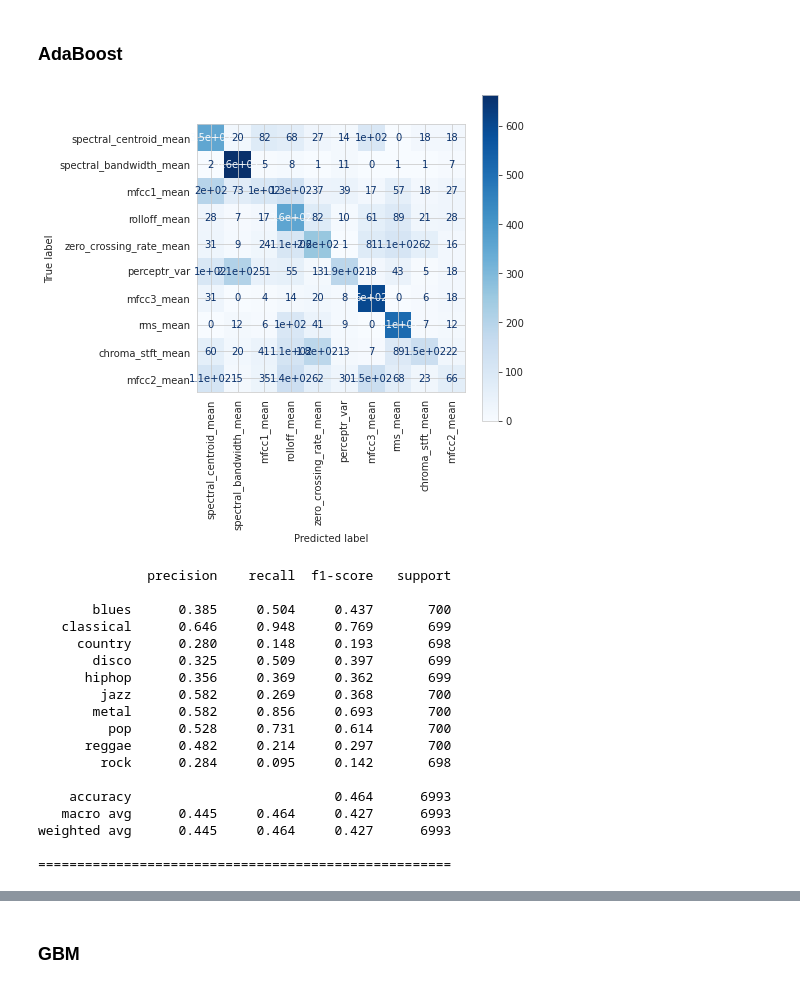
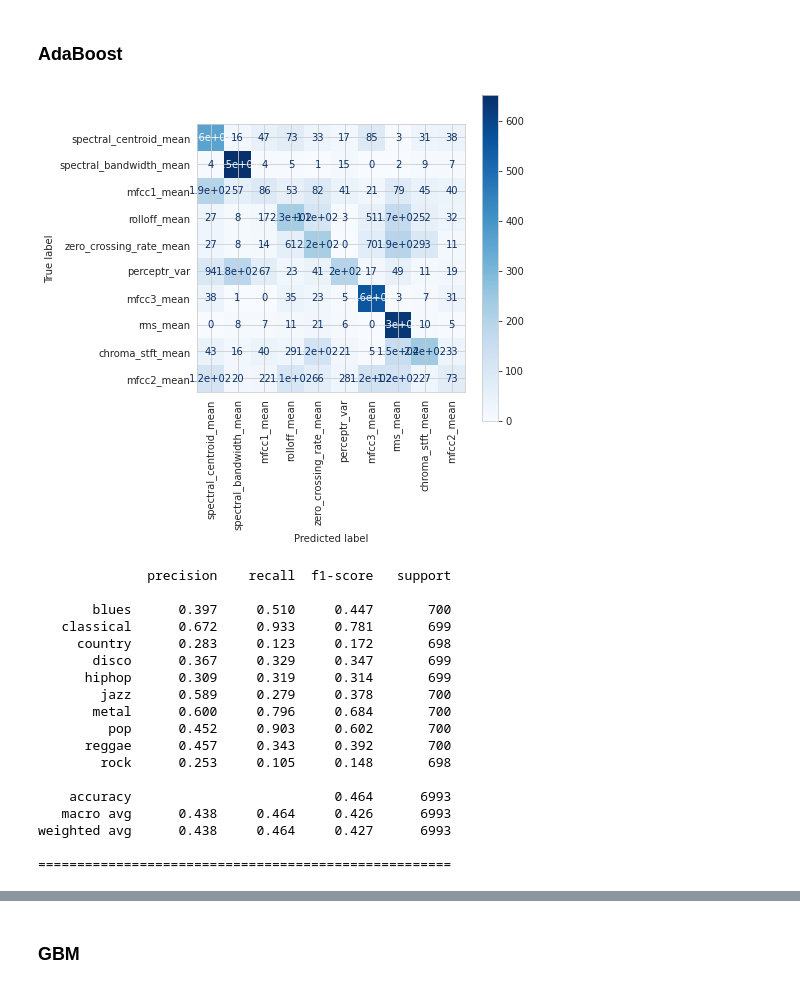
Before and after one commit to 0sparsh2/Music-genre-classifier, a Jupyter notebook: Music Genre Classifier.ipynb, the cells around one changed output, grey strips where cells are left out. Cells and saved outputs as stored; diff of their text form; code cells hidden in the pictures.

```diff
--- a/Music Genre Classifier.ipynb
+++ b/Music Genre Classifier.ipynb
@@ -525,27 +497,27 @@ weighted avg      0.833     0.832     0.831      1978
 # %% [markdown]
 ### AdaBoost
 # %%
-abc = ske.AdaBoostClassifier(n_estimators=100, random_state=seed)
+abc = ske.AdaBoostClassifier(n_estimators=150, random_state=seed)
 abc.fit(X_train_rfe, y_train)
 predictProba(abc, X_train_rfe)
 # %% [output]
-[figure, old version]
+[figure, new version]
               precision    recall  f1-score   support
 
-       blues      0.385     0.504     0.437       700
-   classical      0.646     0.948     0.769       699
-     country      0.280     0.148     0.193       698
-       disco      0.325     0.509     0.397       699
-      hiphop      0.356     0.369     0.362       699
-        jazz      0.582     0.269     0.368       700
-       metal      0.582     0.856     0.693       700
-         pop      0.528     0.731     0.614       700
-      reggae      0.482     0.214     0.297       700
-        rock      0.284     0.095     0.142       698
+       blues      0.397     0.510     0.447       700
+   classical      0.672     0.933     0.781       699
+     country      0.283     0.123     0.172       698
+       disco      0.367     0.329     0.347       699
+      hiphop      0.309     0.319     0.314       699
+        jazz      0.589     0.279     0.378       700
+       metal      0.600     0.796     0.684       700
+         pop      0.452     0.903     0.602       700
+      reggae      0.457     0.343     0.392       700
+        rock      0.253     0.105     0.148       698
 
     accuracy                          0.464      6993
-   macro avg      0.445     0.464     0.427      6993
-weighted avg      0.445     0.464     0.427      6993
+   macro avg      0.438     0.464     0.426      6993
+weighted avg      0.438     0.464     0.427      6993
 
 =====================================================
 # %%
```
Also changed, not shown: parts of 47 cells of this notebook, 1 other file.
